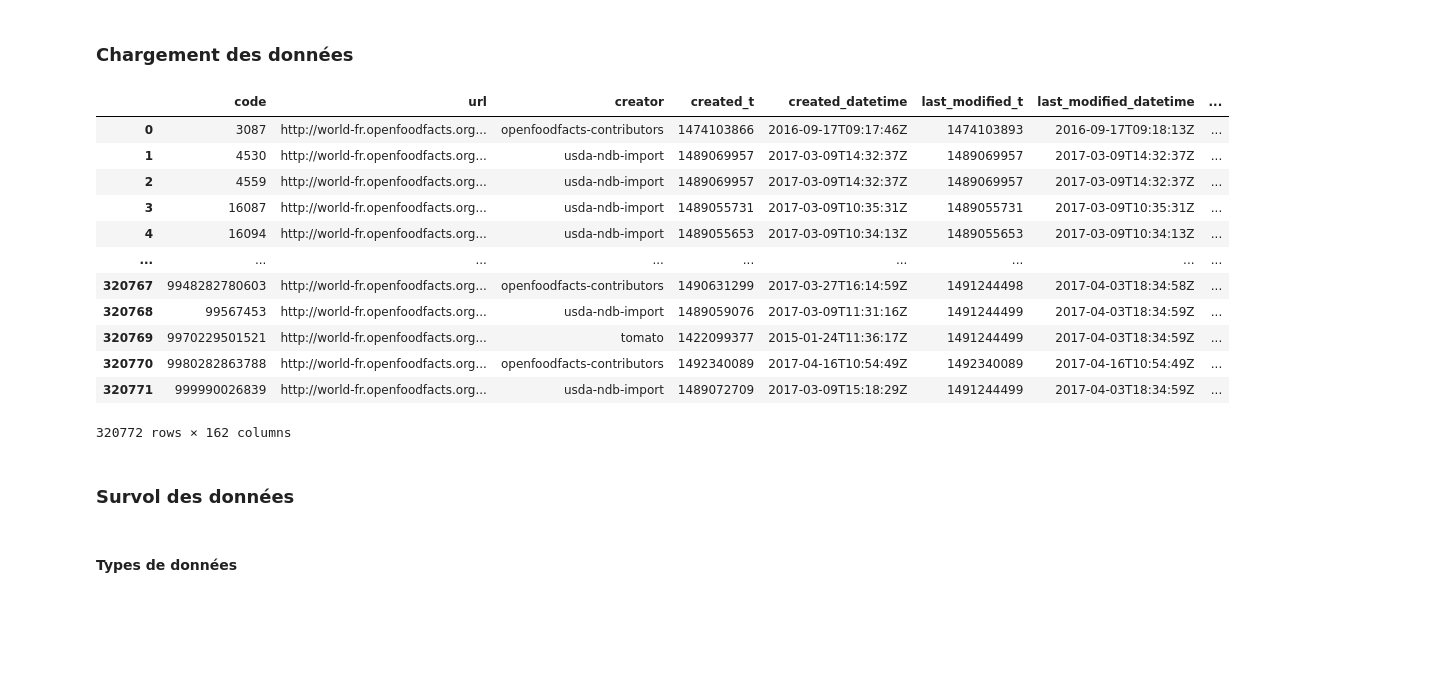
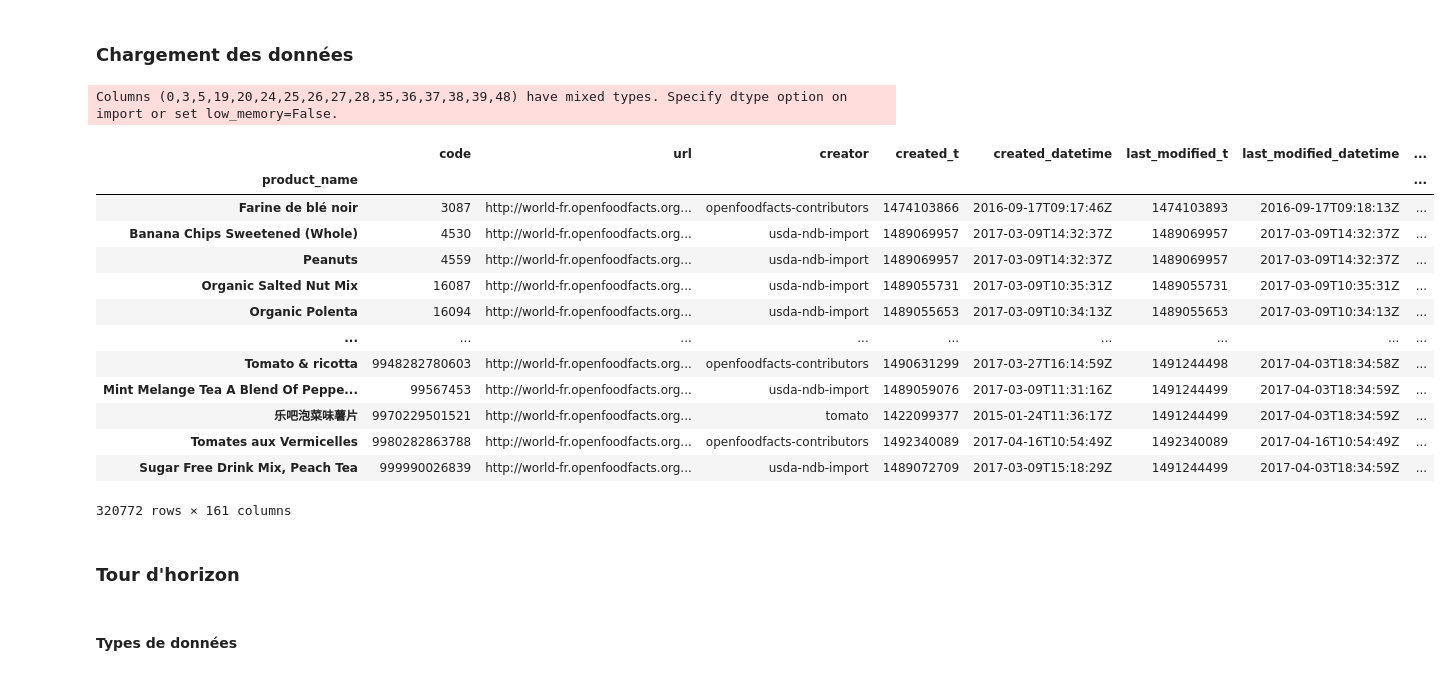
Before and after one commit to sycod/OC_projects, a Jupyter notebook: P2/P2 analyse exploratoire.ipynb, the cells around one changed output. Saved outputs shown, nothing was run; the diff lists cells and outputs as text; code cells hidden in the pictures; blank space fills up the shorter version.

```diff
--- a/P2/P2 analyse exploratoire.ipynb
+++ b/P2/P2 analyse exploratoire.ipynb
@@ -35,26 +97,28 @@ import seaborn as sns
 # %%
 DATASETS_PATH = "/Users/julmat/DataSets/"
 dataset_name="oc_p2_openfoodfacts_products.csv"
 
-data_raw = pd.read_csv(DATASETS_PATH+dataset_name, sep="\t")
+data_raw = pd.read_csv(DATASETS_PATH+dataset_name, sep="\t", index_col=7)
 
 display(data_raw)
 # %% [output]
+Columns (0,3,5,19,20,24,25,26,27,28,35,36,37,38,39,48) have mixed types. Specify dtype option on import or set low_memory=False.
 |  | code | url | creator | created_t | created_datetime | last_modified_t | last_modified_datetime | ... |
-| 0 | 3087 | http://world-fr.openfoodfacts.org... | openfoodfacts-contributors | 1474103866 | 2016-09-17T09:17:46Z | 1474103893 | 2016-09-17T09:18:13Z | ... |
-| 1 | 4530 | http://world-fr.openfoodfacts.org... | usda-ndb-import | 1489069957 | 2017-03-09T14:32:37Z | 1489069957 | 2017-03-09T14:32:37Z | ... |
-| 2 | 4559 | http://world-fr.openfoodfacts.org... | usda-ndb-import | 1489069957 | 2017-03-09T14:32:37Z | 1489069957 | 2017-03-09T14:32:37Z | ... |
-| 3 | 16087 | http://world-fr.openfoodfacts.org... | usda-ndb-import | 1489055731 | 2017-03-09T10:35:31Z | 1489055731 | 2017-03-09T10:35:31Z | ... |
-| 4 | 16094 | http://world-fr.openfoodfacts.org... | usda-ndb-import | 1489055653 | 2017-03-09T10:34:13Z | 1489055653 | 2017-03-09T10:34:13Z | ... |
+| product_name |  |  |  |  |  |  |  | ... |
+| Farine de blé noir | 3087 | http://world-fr.openfoodfacts.org... | openfoodfacts-contributors | 1474103866 | 2016-09-17T09:17:46Z | 1474103893 | 2016-09-17T09:18:13Z | ... |
+| Banana Chips Sweetened (Whole) | 4530 | http://world-fr.openfoodfacts.org... | usda-ndb-import | 1489069957 | 2017-03-09T14:32:37Z | 1489069957 | 2017-03-09T14:32:37Z | ... |
+| Peanuts | 4559 | http://world-fr.openfoodfacts.org... | usda-ndb-import | 1489069957 | 2017-03-09T14:32:37Z | 1489069957 | 2017-03-09T14:32:37Z | ... |
+| Organic Salted Nut Mix | 16087 | http://world-fr.openfoodfacts.org... | usda-ndb-import | 1489055731 | 2017-03-09T10:35:31Z | 1489055731 | 2017-03-09T10:35:31Z | ... |
+| Organic Polenta | 16094 | http://world-fr.openfoodfacts.org... | usda-ndb-import | 1489055653 | 2017-03-09T10:34:13Z | 1489055653 | 2017-03-09T10:34:13Z | ... |
 | ... | ... | ... | ... | ... | ... | ... | ... | ... |
-| 320767 | 9948282780603 | http://world-fr.openfoodfacts.org... | openfoodfacts-contributors | 1490631299 | 2017-03-27T16:14:59Z | 1491244498 | 2017-04-03T18:34:58Z | ... |
-| 320768 | 99567453 | http://world-fr.openfoodfacts.org... | usda-ndb-import | 1489059076 | 2017-03-09T11:31:16Z | 1491244499 | 2017-04-03T18:34:59Z | ... |
-| 320769 | 9970229501521 | http://world-fr.openfoodfacts.org... | tomato | 1422099377 | 2015-01-24T11:36:17Z | 1491244499 | 2017-04-03T18:34:59Z | ... |
-| 320770 | 9980282863788 | http://world-fr.openfoodfacts.org... | openfoodfacts-contributors | 1492340089 | 2017-04-16T10:54:49Z | 1492340089 | 2017-04-16T10:54:49Z | ... |
-| 320771 | 999990026839 | http://world-fr.openfoodfacts.org... | usda-ndb-import | 1489072709 | 2017-03-09T15:18:29Z | 1491244499 | 2017-04-03T18:34:59Z | ... |
+| Tomato & ricotta | 9948282780603 | http://world-fr.openfoodfacts.org... | openfoodfacts-contributors | 1490631299 | 2017-03-27T16:14:59Z | 1491244498 | 2017-04-03T18:34:58Z | ... |
+| Mint Melange Tea A Blend Of Peppe... | 99567453 | http://world-fr.openfoodfacts.org... | usda-ndb-import | 1489059076 | 2017-03-09T11:31:16Z | 1491244499 | 2017-04-03T18:34:59Z | ... |
+| 乐吧泡菜味薯片 | 9970229501521 | http://world-fr.openfoodfacts.org... | tomato | 1422099377 | 2015-01-24T11:36:17Z | 1491244499 | 2017-04-03T18:34:59Z | ... |
+| Tomates aux Vermicelles | 9980282863788 | http://world-fr.openfoodfacts.org... | openfoodfacts-contributors | 1492340089 | 2017-04-16T10:54:49Z | 1492340089 | 2017-04-16T10:54:49Z | ... |
+| Sugar Free Drink Mix, Peach Tea | 999990026839 | http://world-fr.openfoodfacts.org... | usda-ndb-import | 1489072709 | 2017-03-09T15:18:29Z | 1491244499 | 2017-04-03T18:34:59Z | ... |
-320772 rows × 162 columns
+320772 rows × 161 columns
-# %% [markdown]
-### Survol des données
+# %% [markdown]
+### Tour d'horizon
 # %% [markdown]
 #### Types de données
 # %%
```
Also changed, not shown: parts of 17 cells of this notebook.
